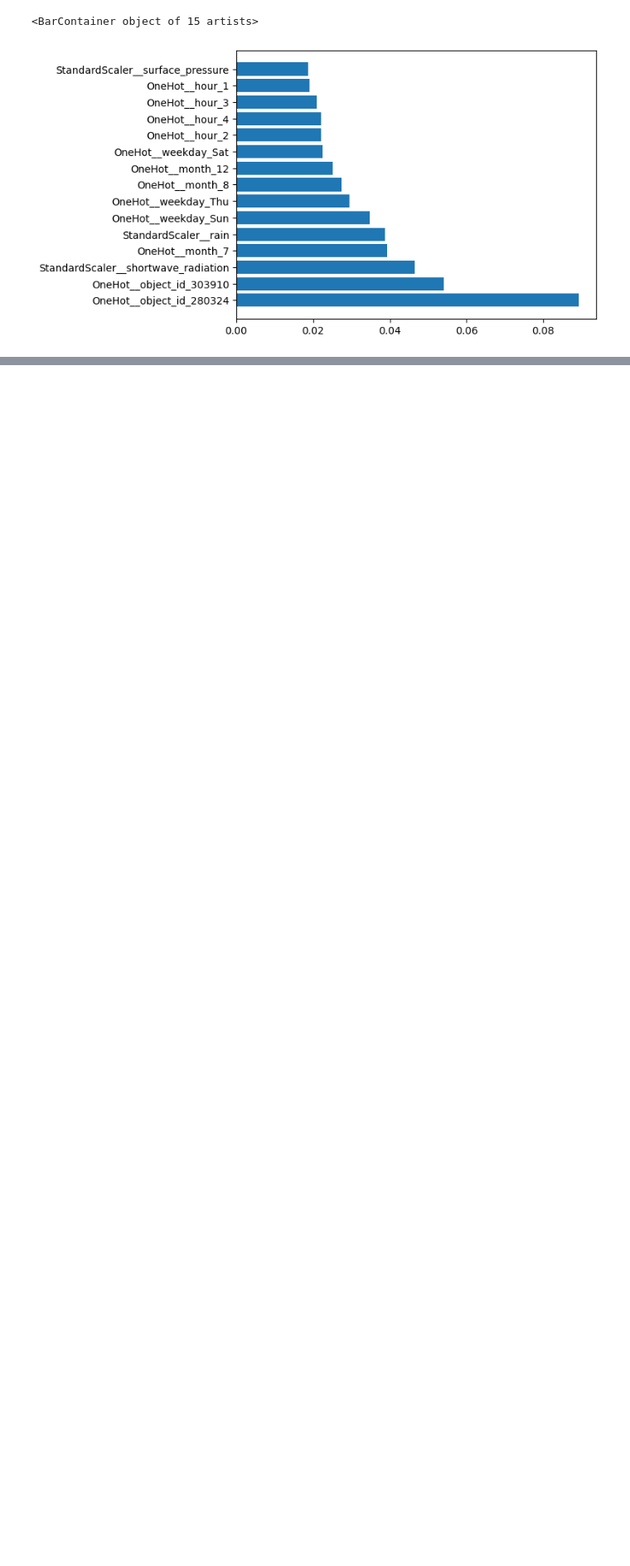
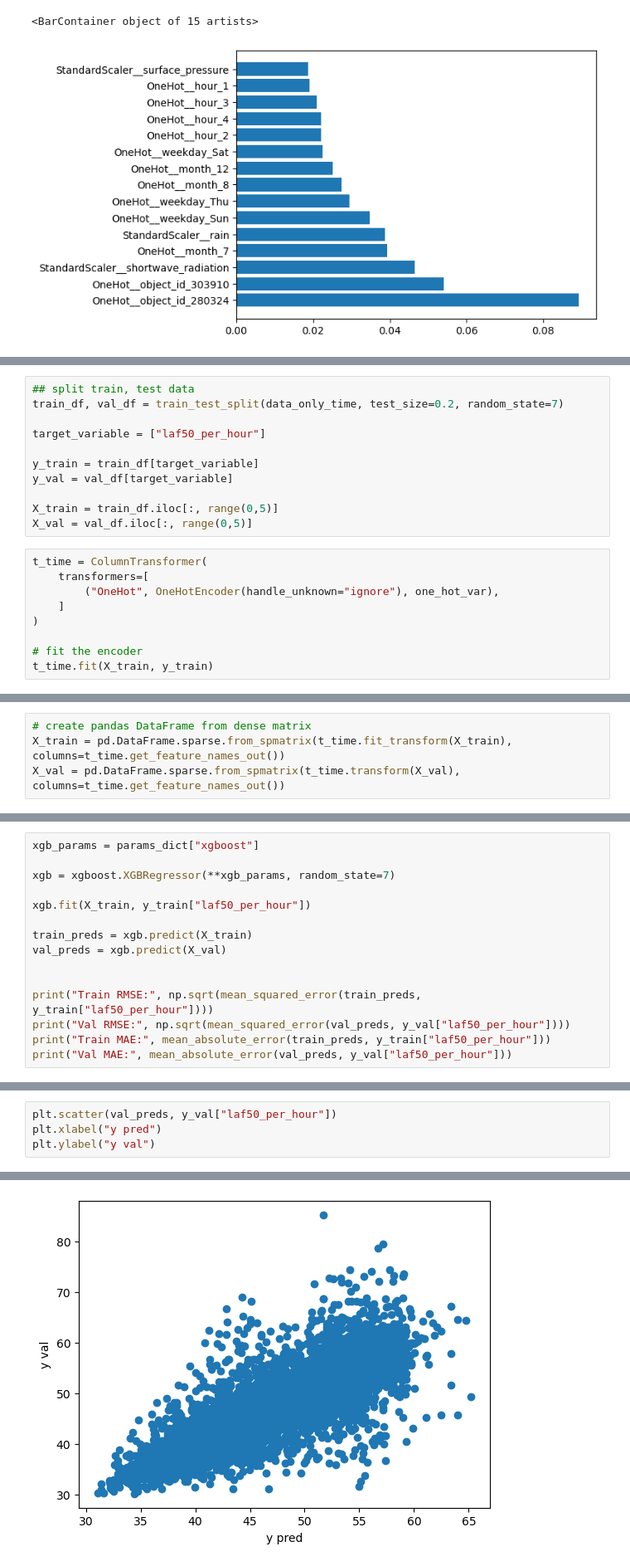
Before and after one commit to aphdinh/MDA_KUL, a Jupyter notebook: notebook/3_model_predict_noise_level_file40.ipynb, the cells around one changed output, grey strips where cells are left out. Shown at 83% size. Drawn from its saved outputs; the diff is of its cells as text; blank space fills up the shorter version.

Commit message:
time only prediction

```diff
--- a/notebook/3_model_predict_noise_level_file40.ipynb
+++ b/notebook/3_model_predict_noise_level_file40.ipynb
@@ -989,0 +984,20 @@ plt.barh(sorted_columns, sorted_importances)
+# %%
+## split train, test data
+train_df, val_df = train_test_split(data_only_time, test_size=0.2, random_state=7)
+
+target_variable = ["laf50_per_hour"]
+
+y_train = train_df[target_variable]
+y_val = val_df[target_variable]
+
+X_train = train_df.iloc[:, range(0,5)]
+X_val = val_df.iloc[:, range(0,5)]
+# %%
+t_time = ColumnTransformer(
+    transformers=[
+        ("OneHot", OneHotEncoder(handle_unknown="ignore"), one_hot_var),
+    ]
+)
+
+# fit the encoder
+t_time.fit(X_train, y_train)
@@ -989,0 +1008,4 @@ plt.barh(sorted_columns, sorted_importances)
+# %%
+# create pandas DataFrame from dense matrix
+X_train = pd.DataFrame.sparse.from_spmatrix(t_time.fit_transform(X_train), columns=t_time.get_feature_names_out())
+X_val = pd.DataFrame.sparse.from_spmatrix(t_time.transform(X_val), columns=t_time.get_feature_names_out())
@@ -989,0 +1092,15 @@ plt.barh(sorted_columns, sorted_importances)
+# %%
+xgb_params = params_dict["xgboost"]
+
+xgb = xgboost.XGBRegressor(**xgb_params, random_state=7)
+
+xgb.fit(X_train, y_train["laf50_per_hour"])
+
+train_preds = xgb.predict(X_train)
+val_preds = xgb.predict(X_val)
+
+
+print("Train RMSE:", np.sqrt(mean_squared_error(train_preds, y_train["laf50_per_hour"])))
+print("Val RMSE:", np.sqrt(mean_squared_error(val_preds, y_val["laf50_per_hour"])))
+print("Train MAE:", mean_absolute_error(train_preds, y_train["laf50_per_hour"]))
+print("Val MAE:", mean_absolute_error(val_preds, y_val["laf50_per_hour"]))
@@ -989,0 +1112,5 @@ plt.barh(sorted_columns, sorted_importances)
+# %%
+plt.scatter(val_preds, y_val["laf50_per_hour"])
+plt.xlabel("y pred")
+plt.ylabel("y val")
+# %% [output]
@@ -989,0 +1118 @@ plt.barh(sorted_columns, sorted_importances)
+[figure, added]
```
Also changed, not shown: parts of 11 cells of this notebook, 1 other file.
